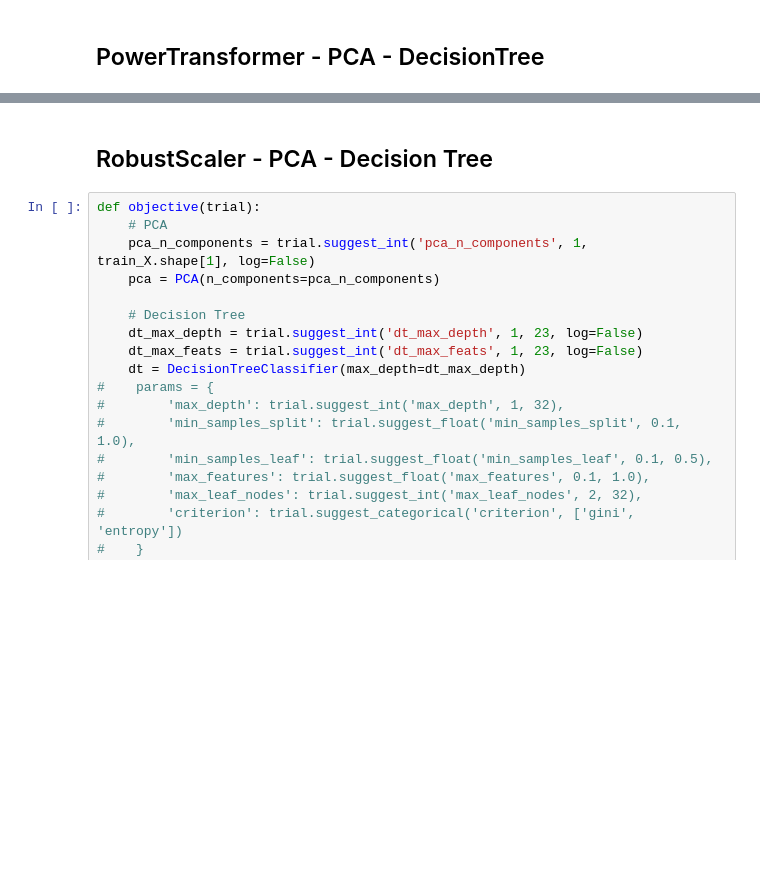
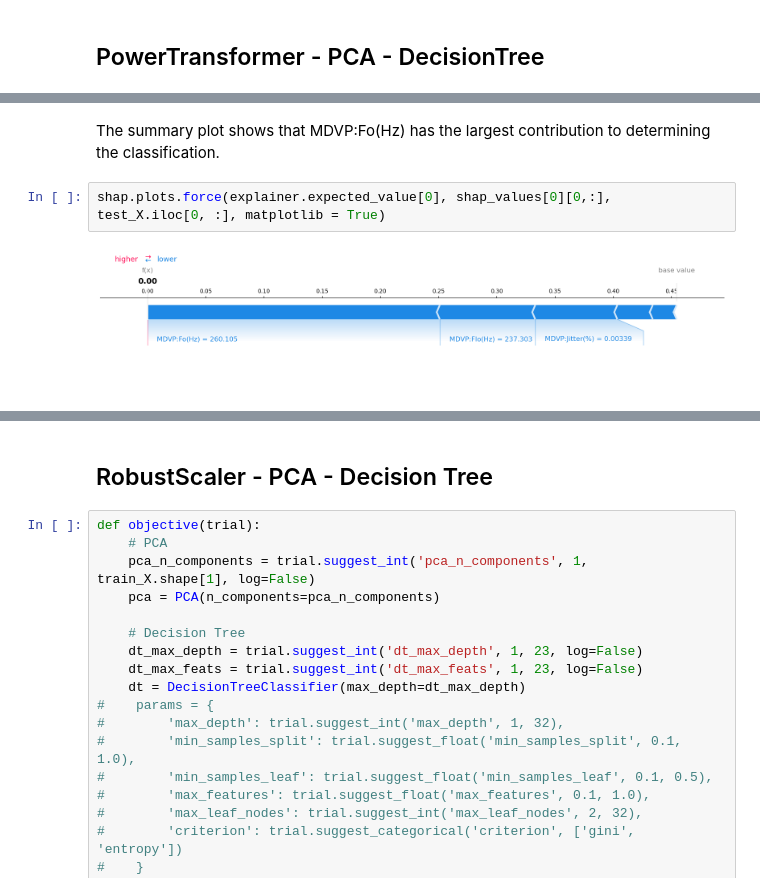
Before and after one commit to t-price/ML_project, a Jupyter notebook: Pipeline_SHAP.ipynb, the cells around one changed output, grey strips where cells are left out. Cells and saved outputs as stored; diff of their text form; blank space fills up the shorter version.

```diff
--- a/Pipeline_SHAP.ipynb
+++ b/Pipeline_SHAP.ipynb
@@ -212,0 +238,6 @@ shap.summary_plot(shap_values, val_X)
+# %% [markdown]
+The summary plot shows that MDVP:Fo(Hz) has the largest contribution to determining the classification.
+# %%
+shap.plots.force(explainer.expected_value[0], shap_values[0][0,:], test_X.iloc[0, :], matplotlib = True)
+# %% [output]
+[figure, added]
```
Also changed, not shown: parts of 19 cells of this notebook.
